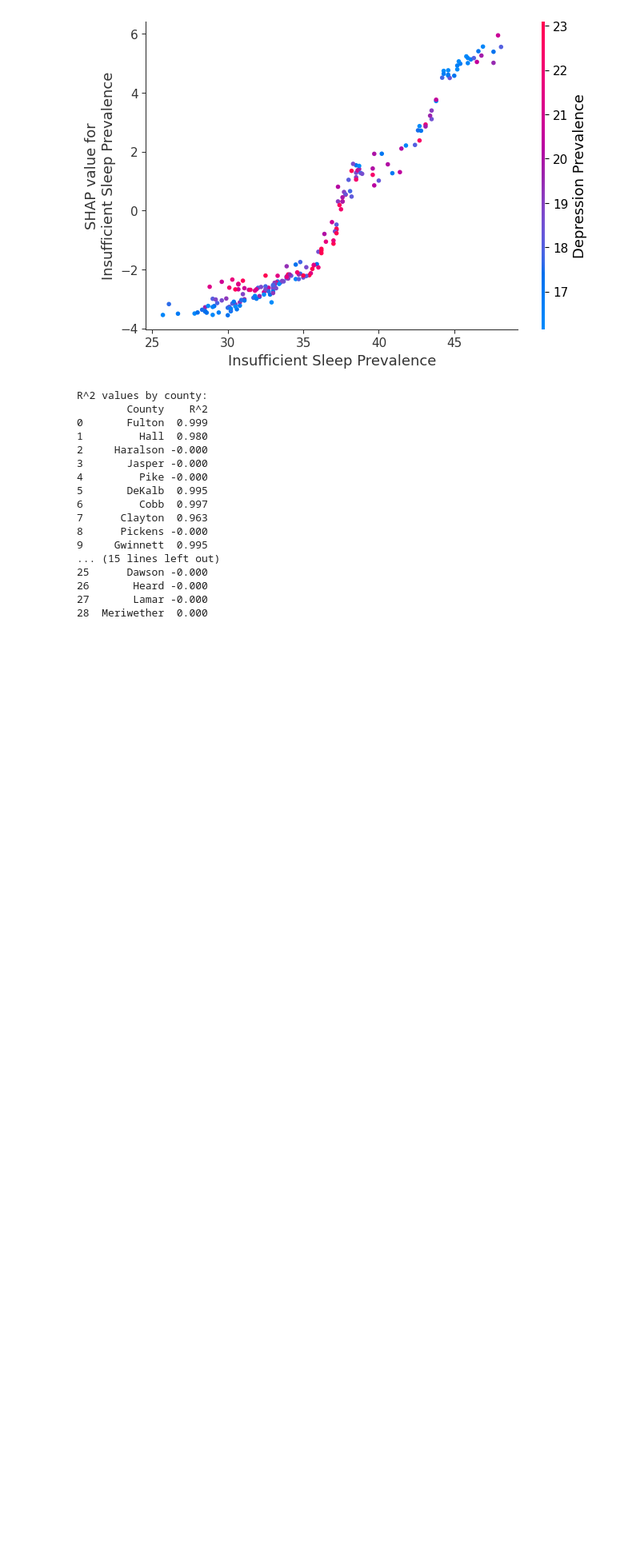
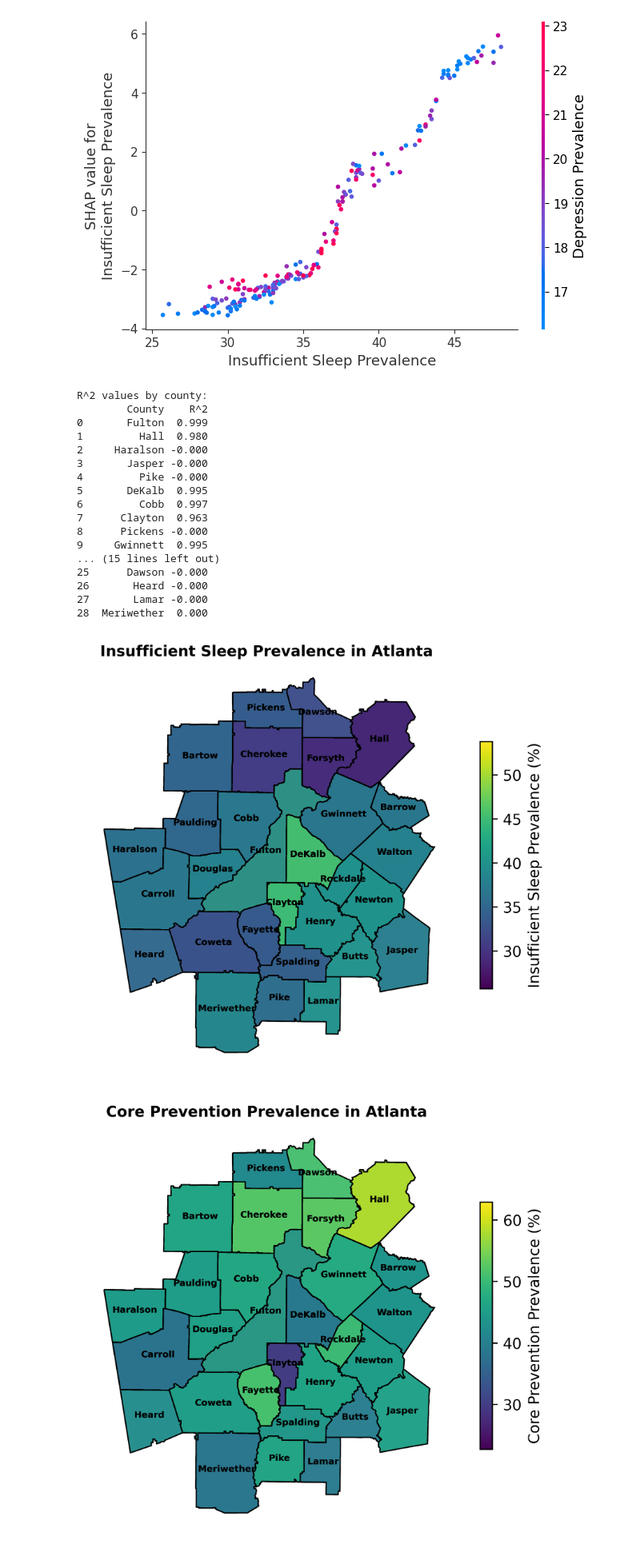
Before and after one commit to lpf057810/APE, a Jupyter notebook: model - Final.ipynb, the cells around one changed output. Shown at 80% size. Drawn from its saved outputs; the diff is of its cells as text; code cells hidden in the pictures; blank space fills up the shorter version.

```diff
--- a/model - Final.ipynb
+++ b/model - Final.ipynb
@@ -818,3 +809,51 @@ R^2 values by county:
 26       Heard -0.000
 27       Lamar -0.000
 28  Meriwether  0.000
+# %%
+import geopandas as gpd
+import matplotlib.pyplot as plt
+import matplotlib.patheffects as PathEffects
+
+# Load the US counties shapefile
+counties = gpd.read_file("https://www2.census.gov/geo/tiger/GENZ2021/shp/cb_2021_us_county_500k.zip")
+
+# Filter shapefile for Georgia
+georgia_counties = counties[counties['STATEFP'] == '13']  # State FIPS for Georgia is 13
+
+# Filter dataset for Georgia counties
+georgia_data = data[data['StateName'] == 'Georgia']
+
+# Merge dataset with shapefile on county name
+# Ensure county names align between datasets, adjust column names if needed
+merged = georgia_counties.merge(georgia_data, left_on='NAME', right_on='CountyName_x', how='inner')
+
+# Plot maps for the three factors
+factors = {
+    'SLEEP_CrudePrev': 'Insufficient Sleep Prevalence',
+    'COREM_CrudePrev': 'Core Prevention Prevalence',
+    'LPA_CrudePrev': 'Lack of Physical Activity Prevalence',
+}
+
+for column, title in factors.items():
+    fig, ax = plt.subplots(1, 1, figsize=(7, 5), dpi=600)  # High resolution and appropriate size
+    merged.boundary.plot(ax=ax, color='black', linewidth=0.8)  # Add county boundaries for clarity
+    merged.plot(column=column, cmap='viridis', legend=True,
+                legend_kwds={'label': f"{title} (%)", 'shrink': 0.6},
+                ax=ax, alpha=0.7)
+
+    # Add county labels
+    for idx, row in merged.iterrows():
+        x, y = row['geometry'].centroid.x, row['geometry'].centroid.y
+        txt = ax.text(x, y, row['NAME'], fontsize=6, ha='center', color='black',weight='bold')
+        #txt.set_path_effects([PathEffects.withStroke(linewidth=0.8, foreground='white')])  # White outline for readability
+
+    # Add a title
+    plt.title(f"{title} in Atlanta ", fontsize=10, weight='bold', pad=0)
+    plt.axis('off')  # Remove axes for cleaner map
+
+    # Save the map as high-resolution PNG
+    plt.savefig(f"{title.replace(' ', '_')}_Map.png", dpi=600, bbox_inches='tight', format='png')
+    plt.show()
+# %% [output]
+[figure, added]
+[figure, added]
```
Also changed, not shown: parts of 5 cells of this notebook.
